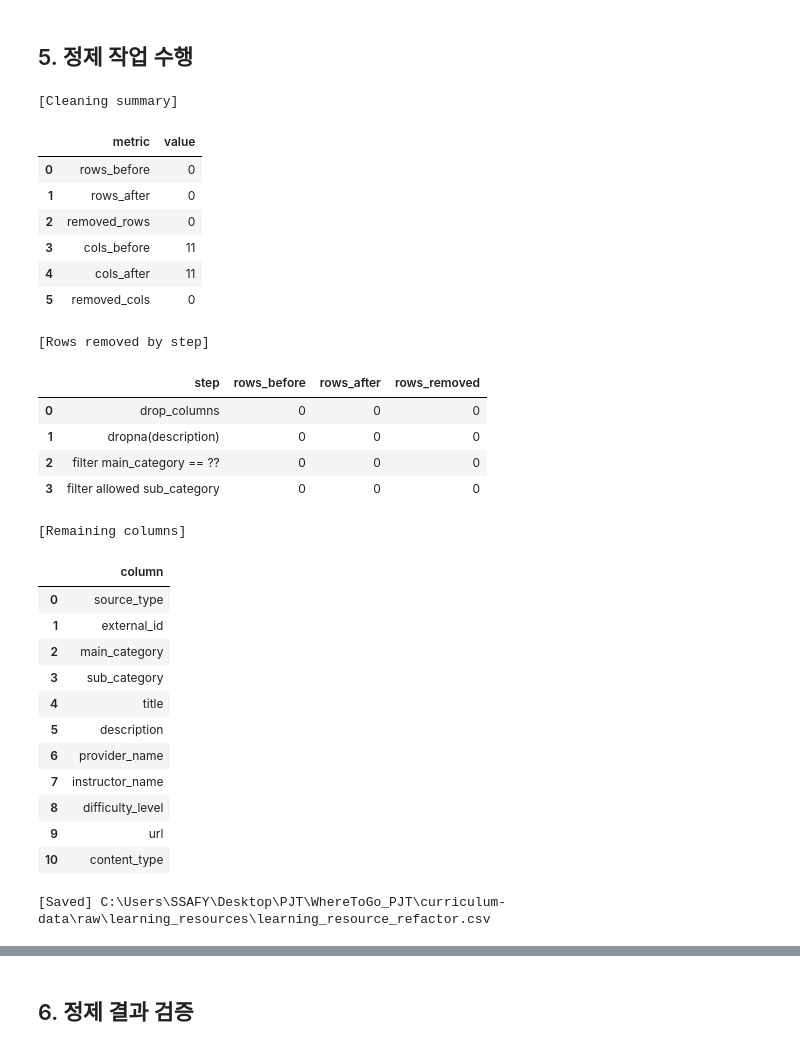
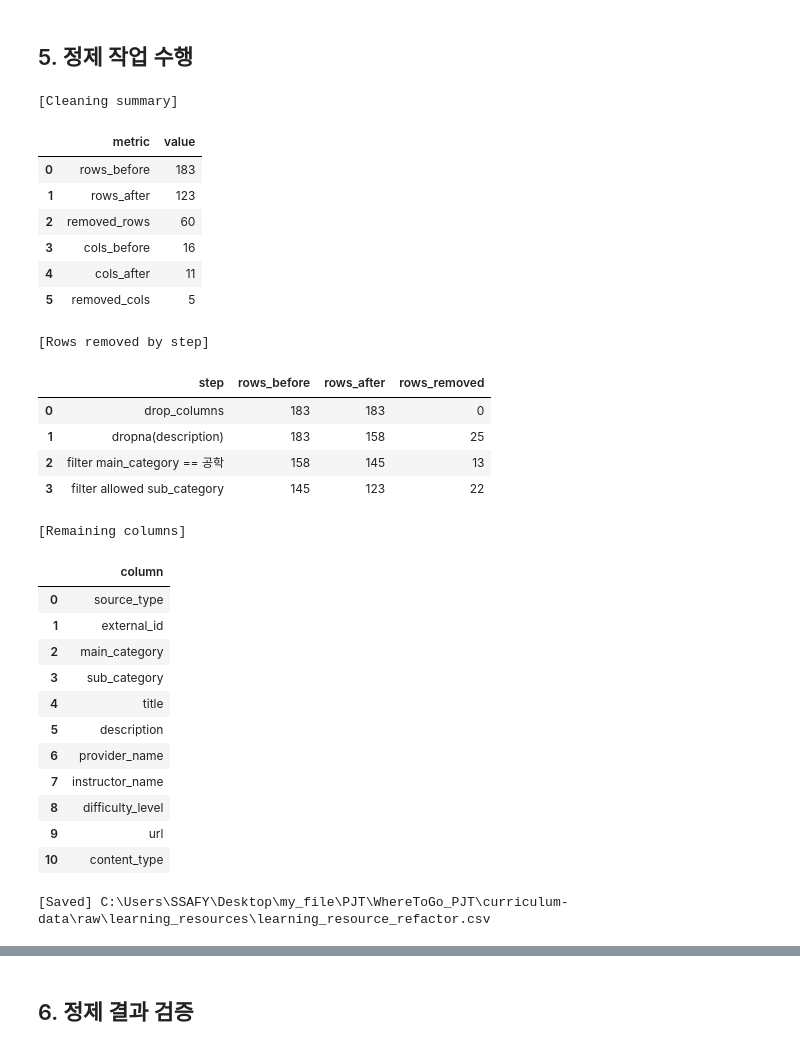
Before and after one commit to Junch-Lee/WhereToGo_PJT, a Jupyter notebook: curriculum-data/raw/learning_resources/eda_and_cleaning.ipynb, the cells around one changed output, grey strips where cells are left out. Drawn from its saved outputs; the diff is of its cells as text; code cells hidden in the pictures.

Commit message:
EDA : 정제 완료 (`learning_resources_refactor.csv`) 파일 추가 (#4)
* eda : cleaning learning_resorces

* fix: add refined_csv

* eda: fin

```diff
--- a/curriculum-data/raw/learning_resources/eda_and_cleaning.ipynb
+++ b/curriculum-data/raw/learning_resources/eda_and_cleaning.ipynb
@@ -371,12 +388,13 @@ display(title_long_df.head(10))
 # %% [markdown]
 ## 5. 정제 작업 수행
 # %%
-# 5. ?? ?? ??
-# NOTE: ?? ???? df? ???? ??? ???. df? ??? NameError? ?????.
+# 5. 정제 작업 수행
+# NOTE: 이전 단계에서 df가 로드되어 있어야 합니다. df가 없으면 NameError가 발생합니다.
 
 import pandas as pd
 from pathlib import Path
 import unicodedata
+from IPython.display import display
 
 def normalize_text(value):
     return unicodedata.normalize("NFC", str(value)).strip()
@@ -384,40 +402,45 @@ def normalize_text(value):
 before_rows = len(df)
 before_cols = df.shape[1]
 
-# 1) ?????? ???? ?? ?? ?? ??
-#    ??? ??? "thunmbnail_url"? ?? ??? "thumbnail_url"? ?????.
+# 1) 불필요하거나 결측치가 너무 많은 컬럼 제거
+#    사용자 요청의 "thunmbnail_url"은 실제 컬럼명 "thumbnail_url"로 반영합니다.
 drop_columns = ["semester", "thumbnail_url", "syllabus_url", "view_count", "popular_score"]
 existing_drop_columns = [col for col in drop_columns if col in df.columns]
+
 rows_before_drop_columns = len(df)
 df = df.drop(columns=existing_drop_columns)
 rows_after_drop_columns = len(df)
 
-# 2) description? ???? ? ??
+# 2) description이 결측치인 행 삭제
 rows_before_dropna = len(df)
 df = df.dropna(subset=["description"])
 rows_after_dropna = len(df)
 
-# 3) main_category? sub_category ?? ???
-#    - main_category? ??? ??
-#    - sub_category? ?? ???? ??? 6?? ??
+# 3) main_category와 sub_category 기준 필터링
+#    - main_category는 공학만 유지
+#    - sub_category는 실제 분포에서 확인된 6개만 유지
 allowed_sub_categories = {
-    normalize_text("\ucef4\ud4e8\ud130\uacf5\ud559"),
-    normalize_text("\uc18c\ud504\ud2b8\uc6e8\uc5b4\uacf5\ud559"),
-    normalize_text("\ucef4\ud4e8\ud130 \u00b7 \ud1b5\uc2e0"),
-    normalize_text("\ucef4\ud4e8\ud130\uacfc\ud559"),
-    normalize_text("\uc815\ubcf4\ud1b5\uc2e0\uacf5\ud559"),
-    normalize_text("\uc815\ubcf4\uacfc\ud559"),
+    normalize_text("컴퓨터공학"),
+    normalize_text("소프트웨어공학"),
+    normalize_text("컴퓨터 · 통신"),
+    normalize_text("컴퓨터과학"),
+    normalize_text("정보통신공학"),
+    normalize_text("정보과학"),
 }
+
 main_category_normalized = df["main_category"].map(normalize_text)
 sub_category_normalized = df["sub_category"].map(normalize_text)
+eng_category = normalize_text("공학")
+
 rows_before_main_category = len(df)
-df = df[main_category_normalized == normalize_text("\uacf5\ud559")].copy()
+df = df[main_category_normalized == eng_category].copy()
 rows_after_main_category = len(df)
+
 rows_before_sub_category = len(df)
 df = df[sub_category_normalized.loc[df.index].isin(allowed_sub_categories)].copy()
 rows_after_sub_category = len(df)
 
-# ?? ?? ??
+# 정제 결과 확인
 after_rows = len(df)
 after_cols = df.shape[1]
 removed_rows = before_rows - after_rows
@@ -432,7 +455,7 @@ step_summary_df = pd.DataFrame({
     "step": [
         "drop_columns",
         "dropna(description)",
-        "filter main_category == ??",
+        "filter main_category == 공학",
         "filter allowed sub_category",
     ],
     "rows_before": [
@@ -442,44 +465,44 @@ step_summary_df = pd.DataFrame({
         rows_before_sub_category,
     ],
     "rows_after": [
         rows_after_drop_columns,
         rows_after_dropna,
         rows_after_main_category,
         rows_after_sub_category,
     ],
 })
 step_summary_df["rows_removed"] = step_summary_df["rows_before"] - step_summary_df["rows_after"]
 
-# ?? ? ??? CSV? ??
-# NOTE: notebook ?? ??? ?? ??? ???? ?? ??? ????? ?????.
+# 정제 후 결과를 CSV로 저장
+# NOTE: notebook 실행 위치가 현재 폴더가 아니라면 저장 경로를 절대경로로 바꿔주세요.
 output_path = Path("learning_resource_refactor.csv")
 df.to_csv(output_path, index=False, encoding="utf-8-sig")
 
 print("[Cleaning summary]")
 display(summary_df)
 
 print("[Rows removed by step]")
 display(step_summary_df)
 
 print("[Remaining columns]")
 display(pd.DataFrame({"column": df.columns}))
 
 print(f"[Saved] {output_path.resolve()}")
 # %% [output]
 [Cleaning summary]
 |  | metric | value |
-| 0 | rows_before | 0 |
-| 1 | rows_after | 0 |
-| 2 | removed_rows | 0 |
-| 3 | cols_before | 11 |
+| 0 | rows_before | 183 |
+| 1 | rows_after | 123 |
+| 2 | removed_rows | 60 |
+| 3 | cols_before | 16 |
 | 4 | cols_after | 11 |
-| 5 | removed_cols | 0 |
+| 5 | removed_cols | 5 |
 [Rows removed by step]
 |  | step | rows_before | rows_after | rows_removed |
-| 0 | drop_columns | 0 | 0 | 0 |
-| 1 | dropna(description) | 0 | 0 | 0 |
-| 2 | filter main_category == ?? | 0 | 0 | 0 |
-| 3 | filter allowed sub_category | 0 | 0 | 0 |
+| 0 | drop_columns | 183 | 183 | 0 |
+| 1 | dropna(description) | 183 | 158 | 25 |
+| 2 | filter main_category == 공학 | 158 | 145 | 13 |
+| 3 | filter allowed sub_category | 145 | 123 | 22 |
 [Remaining columns]
 |  | column |
 | 0 | source_type |
@@ -493,7 +516,7 @@ print(f"[Saved] {output_path.resolve()}")
 | 8 | difficulty_level |
 | 9 | url |
 | 10 | content_type |
-[Saved] C:\Users\SSAFY\Desktop\PJT\WhereToGo_PJT\curriculum-data\raw\learning_resources\learning_resource_refactor.csv
+[Saved] C:\Users\SSAFY\Desktop\my_file\PJT\WhereToGo_PJT\curriculum-data\raw\learning_resources\learning_resource_refactor.csv
 # %%
 display(df)
 # %% [output]
```
Also changed, not shown: parts of 6 cells of this notebook, 1 other file.
